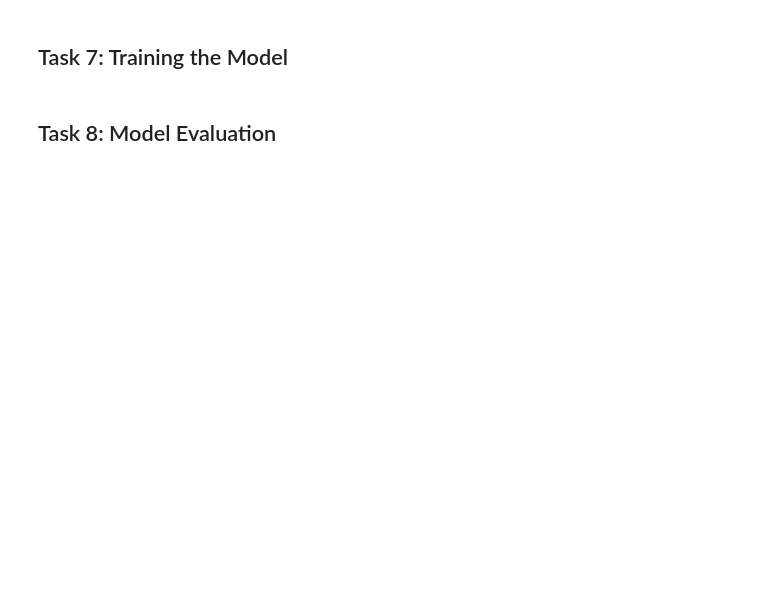
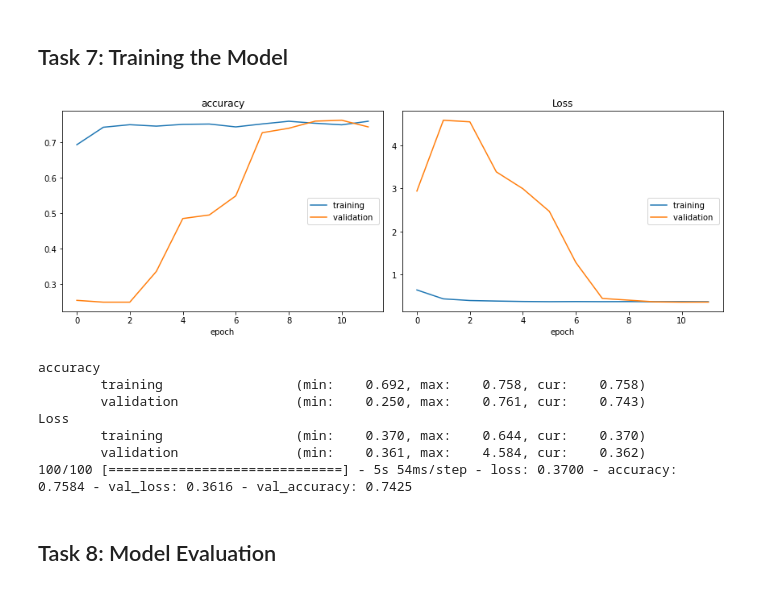
Before and after one commit to chinmay-sh/Space-Radio-Signal-Classification_keras, a Jupyter notebook: RadioClassification_keras.ipynb, the cells around one changed output. Drawn from its saved outputs; the diff is of its cells as text; code cells hidden in the pictures; blank space fills up the shorter version.

```diff
--- a/RadioClassification_keras.ipynb
+++ b/RadioClassification_keras.ipynb
@@ -51,0 +146,10 @@ Tensorflow version: 2.2.0
+# %%
+from tensorflow.keras.preprocessing.image import ImageDataGenerator
+
+# image augmentation
+
+datagen_train = ImageDataGenerator(horizontal_flip=True)
+datagen_train.fit(x_train)
+
+datagen_val = ImageDataGenerator(horizontal_flip=True)
+datagen_val.fit(x_val)
@@ -77,2 +193,15 @@ from tensorflow.keras.callbacks import ModelCheckpoint
 # %% [markdown]
 ## Task 6: Learning Rate Scheduling and Compile the Model
+# %%
+initial_learning_rate = 0.005
+lr_schedule = tf.keras.optimizers.schedules.ExponentialDecay(
+    initial_learning_rate = initial_learning_rate,
+    decay_steps = 5,
+    decay_rate = 0.96,
+    staircase=True
+)
+
+opt = Adam(learning_rate=lr_schedule)
+# %%
+model.compile(optimizer=opt,loss='categorical_crossentropy',metrics=['accuracy'])
+model.summary()
@@ -79,4 +226,28 @@ from tensorflow.keras.callbacks import ModelCheckpoint
 # %% [markdown]
 ## Task 7: Training the Model
+# %%
+checkpoint = ModelCheckpoint('model_weights.h5',monitor='val_loss',
+                             save_weights_only=True, mode='min',verbose=0)
+callbacks = [PlotLossesCallback(), checkpoint]
+
+batch_size = 32
+
+history = model.fit(
+    datagen_train.flow(x_train,y_train, batch_size=batch_size,shuffle=True),
+    steps_per_epoch = len(x_train) // batch_size,
+    validation_data = datagen_val.flow(x_val,y_val,batch_size=batch_size,shuffle=True),
+    validation_steps = len(x_val) // batch_size,
+    epochs = 12,
+    callbacks=callbacks
+)
+# %% [output]
+[figure, added]
+accuracy
+        training                 (min:    0.692, max:    0.758, cur:    0.758)
+        validation               (min:    0.250, max:    0.761, cur:    0.743)
+Loss
+        training                 (min:    0.370, max:    0.644, cur:    0.370)
+        validation               (min:    0.361, max:    4.584, cur:    0.362)
+100/100 [==============================] - 5s 54ms/step - loss: 0.3700 - accuracy: 0.7584 - val_loss: 0.3616 - val_accuracy: 0.7425
 # %% [markdown]
 ## Task 8: Model Evaluation
```
Also changed, not shown: parts of 25 cells of this notebook.
